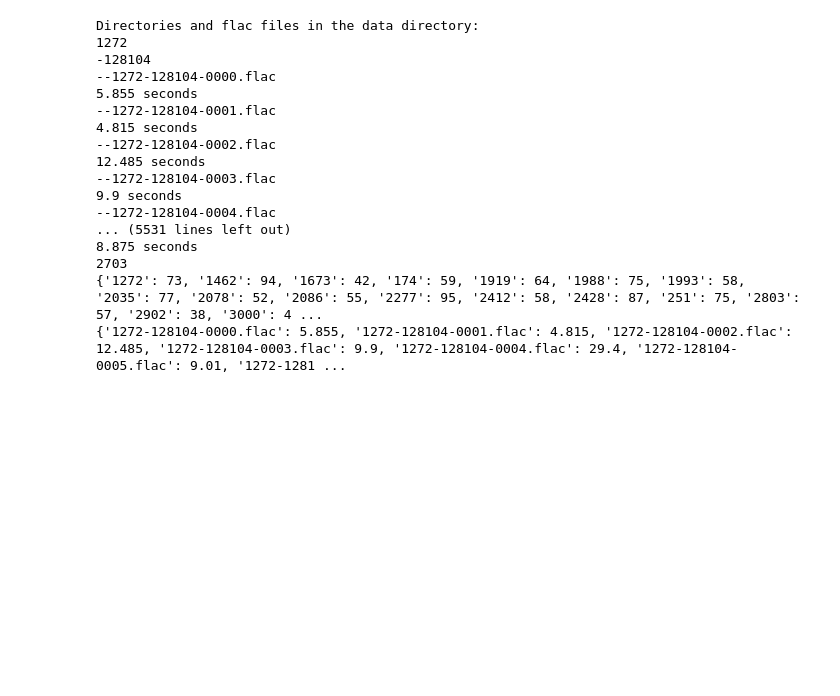
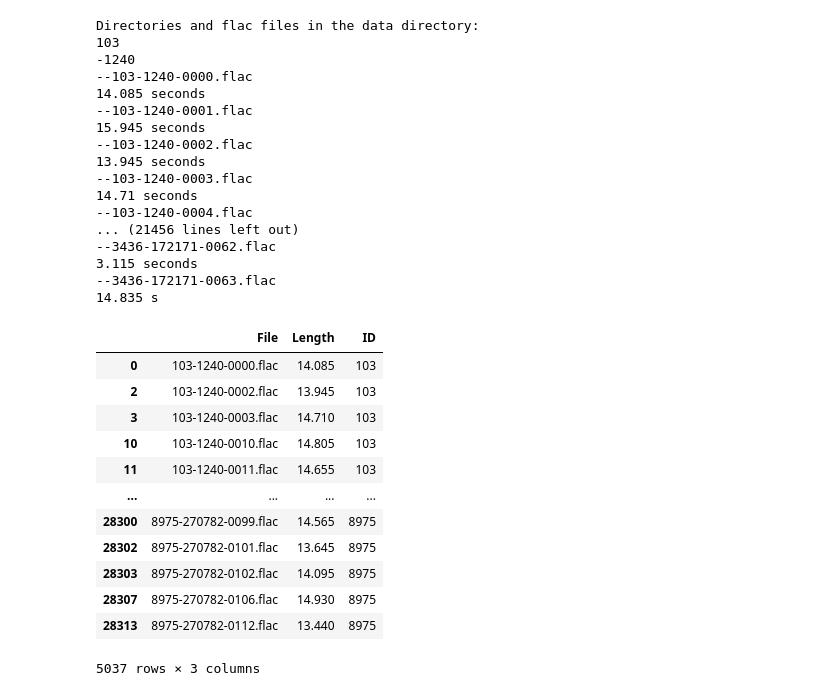
Before and after one commit to DominikKlisiewicz/deep_learning_project, a Jupyter notebook: files_statistics.ipynb, the cells around one changed output. Cells and saved outputs as stored; diff of their text form; code cells hidden in the pictures; blank space fills up the shorter version.

```diff
--- a/files_statistics.ipynb
+++ b/files_statistics.ipynb
@@ -11,8 +14,4 @@ def get_audio_duration(path):
 # %%
-import os
-
-data_dir_path = os.path.join(os.getcwd(), 'data', 'dev-clean')
-
 def get_dirs(dir):
     entries = os.listdir(dir)
     directories = [entry for entry in entries if os.path.isdir(os.path.join(dir, entry))]
@@ -49,20 +48,20 @@ print(files_number_per_reader)
 print(audio_lengths)
 # %% [output]
 Directories and flac files in the data directory:
-1272
--128104
---1272-128104-0000.flac
-5.855 seconds
---1272-128104-0001.flac
-4.815 seconds
---1272-128104-0002.flac
-12.485 seconds
---1272-128104-0003.flac
-9.9 seconds
---1272-128104-0004.flac
-... (5531 lines left out)
-8.875 seconds
-2703
-{'1272': 73, '1462': 94, '1673': 42, '174': 59, '1919': 64, '1988': 75, '1993': 58, '2035': 77, '2078': 52, '2086': 55, '2277': 95, '2412': 58, '2428': 87, '251': 75, '2803': 57, '2902': 38, '3000': 4 ...
-{'1272-128104-0000.flac': 5.855, '1272-128104-0001.flac': 4.815, '1272-128104-0002.flac': 12.485, '1272-128104-0003.flac': 9.9, '1272-128104-0004.flac': 29.4, '1272-128104-0005.flac': 9.01, '1272-1281 ...
+103
+-1240
+--103-1240-0000.flac
+14.085 seconds
+--103-1240-0001.flac
+15.945 seconds
+--103-1240-0002.flac
+13.945 seconds
+--103-1240-0003.flac
+14.71 seconds
+--103-1240-0004.flac
+... (21456 lines left out)
+--3436-172171-0062.flac
+3.115 seconds
+--3436-172171-0063.flac
+14.835 s
 # %%
@@ -70,6 +68,20 @@ import pandas as pd
 data = [{'File': k, 'Length': v} for k, v in audio_lengths.items()]
 df = pd.DataFrame(data)
 # %%
-df['reader'] = df['File'].str.split('-').str[0]
-filter_ = (df["Length"] > 4) & (df["Length"] <6)
+df['ID'] = df['File'].str.split('-').str[0]
+filter_ = (df_extended["SEX"] == 'F') & (df["Length"] > 13) & (df["Length"] <= 15)
 df[filter_]
+# %% [output]
+|  | File | Length | ID |
+| 0 | 103-1240-0000.flac | 14.085 | 103 |
+| 2 | 103-1240-0002.flac | 13.945 | 103 |
+| 3 | 103-1240-0003.flac | 14.710 | 103 |
+| 10 | 103-1240-0010.flac | 14.805 | 103 |
+| 11 | 103-1240-0011.flac | 14.655 | 103 |
+| ... | ... | ... | ... |
+| 28300 | 8975-270782-0099.flac | 14.565 | 8975 |
+| 28302 | 8975-270782-0101.flac | 13.645 | 8975 |
+| 28303 | 8975-270782-0102.flac | 14.095 | 8975 |
+| 28307 | 8975-270782-0106.flac | 14.930 | 8975 |
+| 28313 | 8975-270782-0112.flac | 13.440 | 8975 |
+5037 rows × 3 columns
```
Also changed, not shown: parts of 11 cells of this notebook, 2 other files.
